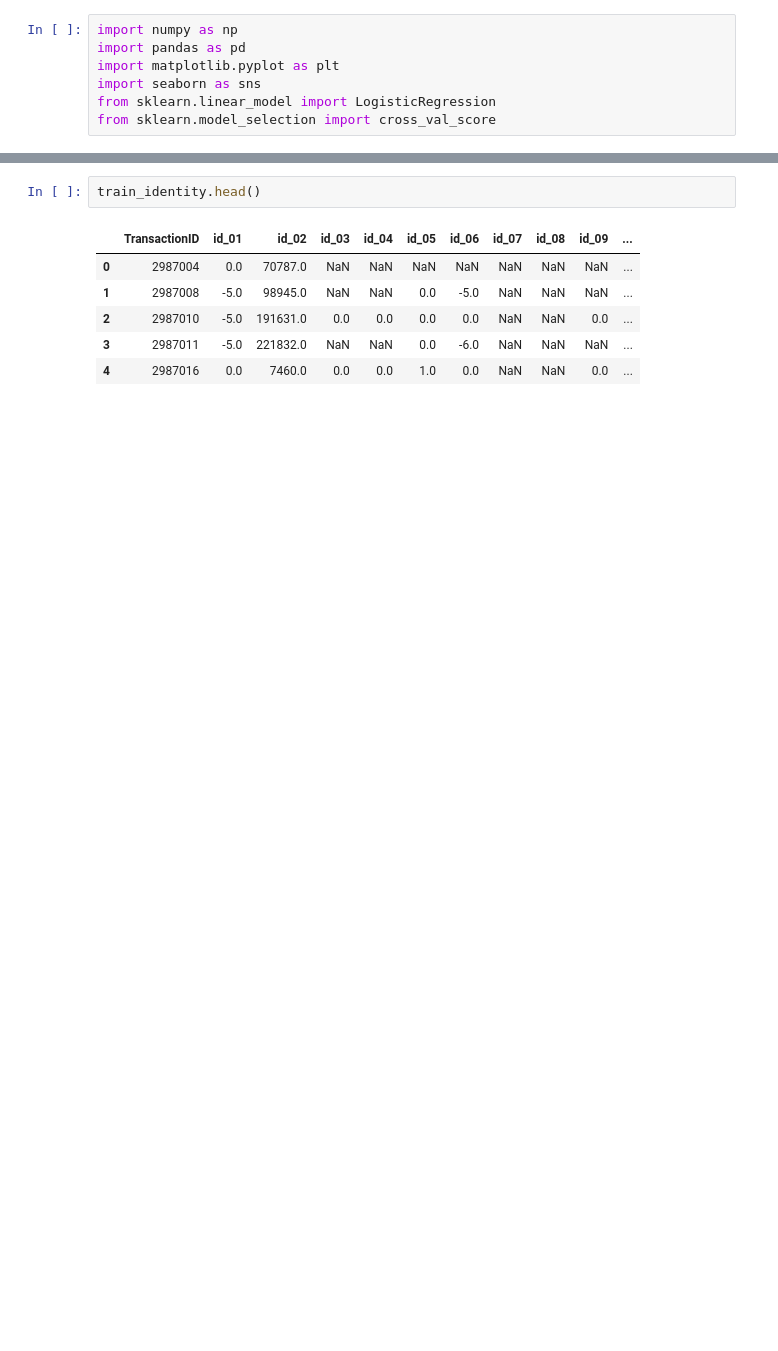
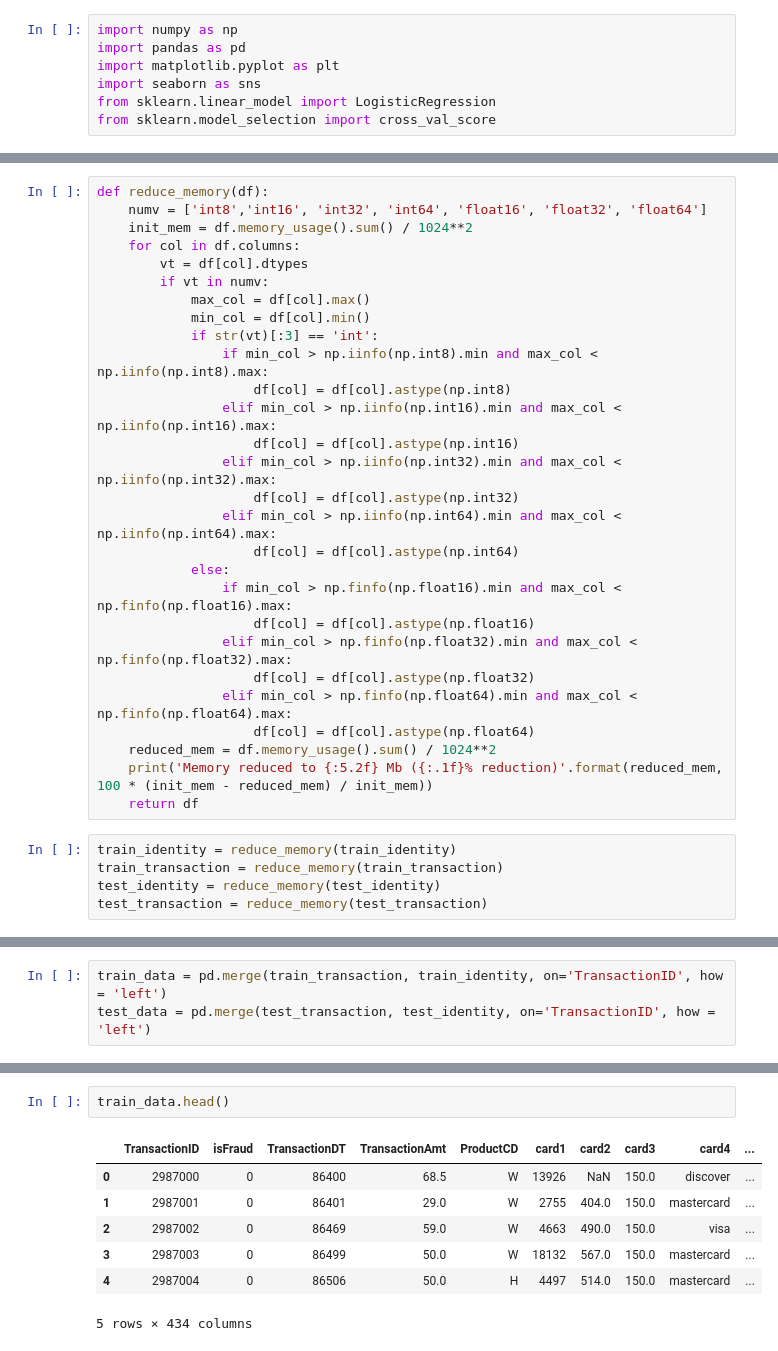
Before and after one commit to danismithu/Creadit-Card-Fraud-Detection, a Jupyter notebook: Fraud_Detection.ipynb, the cells around one changed output, grey strips where cells are left out. Cells and saved outputs as stored; diff of their text form; blank space fills up the shorter version.

```diff
--- a/Fraud_Detection.ipynb
+++ b/Fraud_Detection.ipynb
@@ -21,0 +35,33 @@ test_transaction = pd.read_csv('drive/My Drive/Fraud Detection - Week 3/test_tra
+# %%
+def reduce_memory(df):
+    numv = ['int8','int16', 'int32', 'int64', 'float16', 'float32', 'float64']
+    init_mem = df.memory_usage().sum() / 1024**2
+    for col in df.columns:
+        vt = df[col].dtypes
+        if vt in numv:
+            max_col = df[col].max()
+            min_col = df[col].min()
+            if str(vt)[:3] == 'int':
+                if min_col > np.iinfo(np.int8).min and max_col < np.iinfo(np.int8).max:
+                    df[col] = df[col].astype(np.int8)
+                elif min_col > np.iinfo(np.int16).min and max_col < np.iinfo(np.int16).max:
+                    df[col] = df[col].astype(np.int16)
+                elif min_col > np.iinfo(np.int32).min and max_col < np.iinfo(np.int32).max:
+                    df[col] = df[col].astype(np.int32)
+                elif min_col > np.iinfo(np.int64).min and max_col < np.iinfo(np.int64).max:
+                    df[col] = df[col].astype(np.int64)
+            else:
+                if min_col > np.finfo(np.float16).min and max_col < np.finfo(np.float16).max:
+                    df[col] = df[col].astype(np.float16)
+                elif min_col > np.finfo(np.float32).min and max_col < np.finfo(np.float32).max:
+                    df[col] = df[col].astype(np.float32)
+                elif min_col > np.finfo(np.float64).min and max_col < np.finfo(np.float64).max:
+                    df[col] = df[col].astype(np.float64)
+    reduced_mem = df.memory_usage().sum() / 1024**2
+    print('Memory reduced to {:5.2f} Mb ({:.1f}% reduction)'.format(reduced_mem, 100 * (init_mem - reduced_mem) / init_mem))
+    return df
+# %%
+train_identity = reduce_memory(train_identity)
+train_transaction = reduce_memory(train_transaction)
+test_identity = reduce_memory(test_identity)
+test_transaction = reduce_memory(test_transaction)
@@ -21,0 +75,3 @@ test_transaction = pd.read_csv('drive/My Drive/Fraud Detection - Week 3/test_tra
+# %%
+train_data = pd.merge(train_transaction, train_identity, on='TransactionID', how = 'left')
+test_data = pd.merge(test_transaction, test_identity, on='TransactionID', how = 'left')
@@ -22,9 +84,10 @@ test_transaction = pd.read_csv('drive/My Drive/Fraud Detection - Week 3/test_tra
 # %%
-train_identity.head()
+train_data.head()
 # %% [output]
-|  | TransactionID | id_01 | id_02 | id_03 | id_04 | id_05 | id_06 | id_07 | id_08 | id_09 | ... |
-| 0 | 2987004 | 0.0 | 70787.0 | NaN | NaN | NaN | NaN | NaN | NaN | NaN | ... |
-| 1 | 2987008 | -5.0 | 98945.0 | NaN | NaN | 0.0 | -5.0 | NaN | NaN | NaN | ... |
-| 2 | 2987010 | -5.0 | 191631.0 | 0.0 | 0.0 | 0.0 | 0.0 | NaN | NaN | 0.0 | ... |
-| 3 | 2987011 | -5.0 | 221832.0 | NaN | NaN | 0.0 | -6.0 | NaN | NaN | NaN | ... |
-| 4 | 2987016 | 0.0 | 7460.0 | 0.0 | 0.0 | 1.0 | 0.0 | NaN | NaN | 0.0 | ... |
+|  | TransactionID | isFraud | TransactionDT | TransactionAmt | ProductCD | card1 | card2 | card3 | card4 | ... |
+| 0 | 2987000 | 0 | 86400 | 68.5 | W | 13926 | NaN | 150.0 | discover | ... |
+| 1 | 2987001 | 0 | 86401 | 29.0 | W | 2755 | 404.0 | 150.0 | mastercard | ... |
+| 2 | 2987002 | 0 | 86469 | 59.0 | W | 4663 | 490.0 | 150.0 | visa | ... |
+| 3 | 2987003 | 0 | 86499 | 50.0 | W | 18132 | 567.0 | 150.0 | mastercard | ... |
+| 4 | 2987004 | 0 | 86506 | 50.0 | H | 4497 | 514.0 | 150.0 | mastercard | ... |
+5 rows × 434 columns
```
Also changed, not shown: parts of 24 cells of this notebook.
